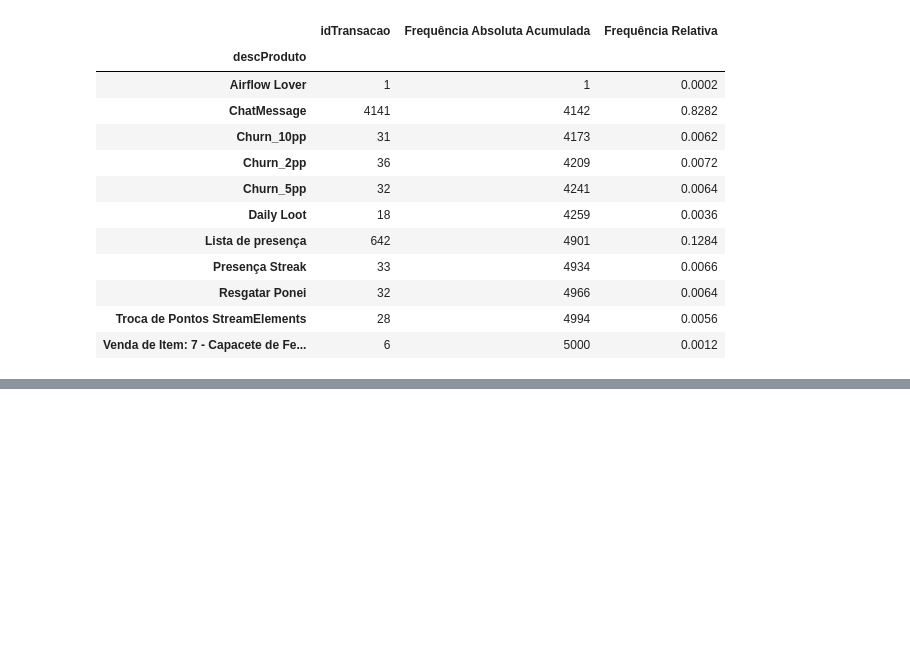
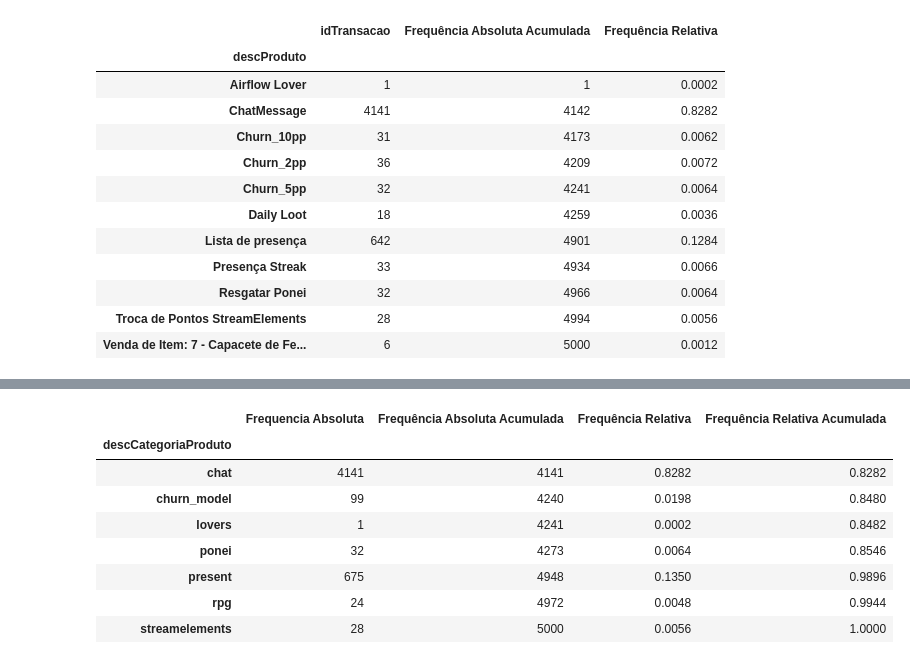
Before and after one commit to NatashaB-randao/Estatistica, a Jupyter notebook: Curso de Estatística/01_tabelas_frequencia/tb_freq.ipynb, the cells around one changed output, grey strips where cells are left out. Saved outputs shown, nothing was run; the diff lists cells and outputs as text; code cells hidden in the pictures; blank space fills up the shorter version.

Commit message:
Tabela de Frequência - categoria

```diff
--- a/Curso de Estatística/01_tabelas_frequencia/tb_freq.ipynb
+++ b/Curso de Estatística/01_tabelas_frequencia/tb_freq.ipynb
@@ -88,3 +88,6 @@ freq_produto
 | Resgatar Ponei | 32 | 4966 | 0.0064 | 0.9932 |
 | Troca de Pontos StreamElements | 28 | 4994 | 0.0056 | 0.9988 |
 | Venda de Item: 7 - Capacete de Fe... | 6 | 5000 | 0.0012 | 1.0000 |
+# %%
+freq_categoria = df.groupby(["descCategoriaProduto"])[["idTransacao"]].count().rename(columns={"idTransacao": "Frequencia Absoluta"})
+freq_categoria
@@ -90,0 +104,3 @@ freq_produto
+# %%
+freq_categoria["Frequência Absoluta Acumulada"] = freq_categoria["Frequencia Absoluta"].cumsum()
+freq_categoria
@@ -90,0 +117,3 @@ freq_produto
+# %%
+freq_categoria["Frequência Relativa"] = freq_categoria["Frequencia Absoluta"] / freq_categoria["Frequencia Absoluta"].sum()
+freq_categoria
@@ -90,0 +130,13 @@ freq_produto
+# %%
+freq_categoria["Frequência Relativa Acumulada"] = freq_categoria["Frequência Relativa"].cumsum()
+freq_categoria
+# %% [output]
+|  | Frequencia Absoluta | Frequência Absoluta Acumulada | Frequência Relativa | Frequência Relativa Acumulada |
+| descCategoriaProduto |  |  |  |  |
+| chat | 4141 | 4141 | 0.8282 | 0.8282 |
+| churn_model | 99 | 4240 | 0.0198 | 0.8480 |
+| lovers | 1 | 4241 | 0.0002 | 0.8482 |
+| ponei | 32 | 4273 | 0.0064 | 0.8546 |
+| present | 675 | 4948 | 0.1350 | 0.9896 |
+| rpg | 24 | 4972 | 0.0048 | 0.9944 |
+| streamelements | 28 | 5000 | 0.0056 | 1.0000 |
```
Also changed, not shown: parts of 3 cells of this notebook.
